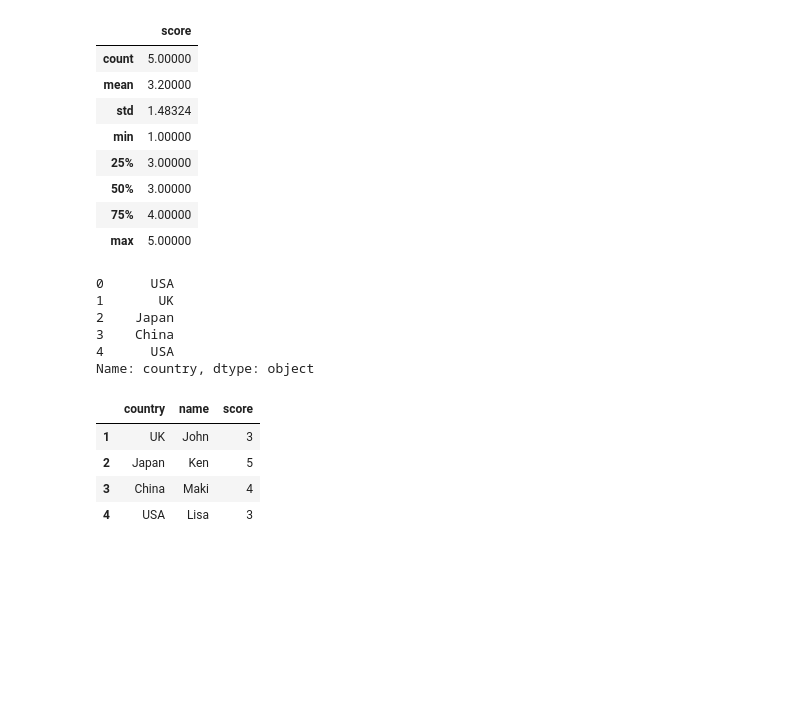
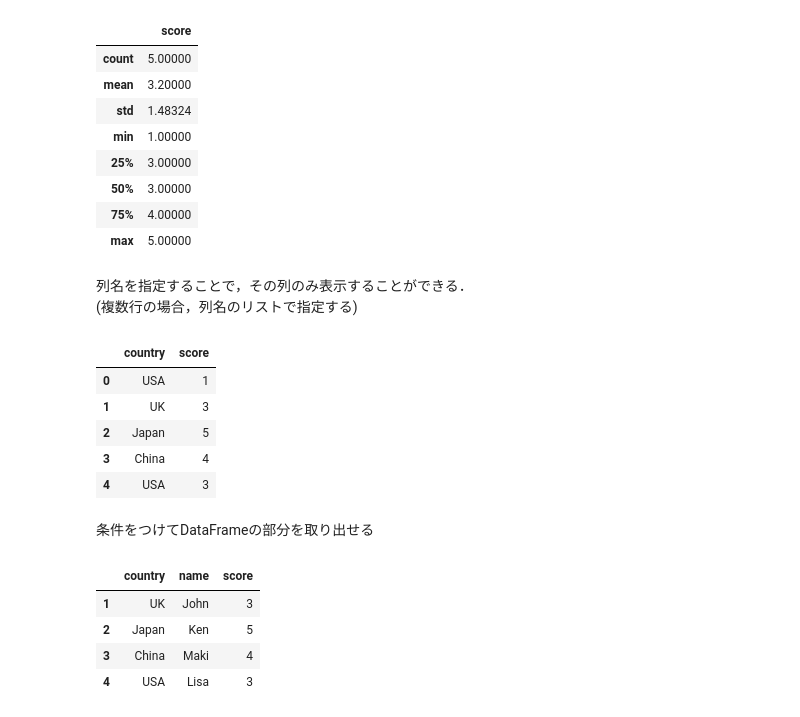
Before and after one commit to Kuni88/tutorial_python, a Jupyter notebook: text/Chapter4.ipynb, the cells around one changed output. Drawn from its saved outputs; the diff is of its cells as text; code cells hidden in the pictures; blank space fills up the shorter version.

```diff
--- a/text/Chapter4.ipynb
+++ b/text/Chapter4.ipynb
@@ -71,13 +79,18 @@ df.describe() #DataFrame中のデータの数値列の統計値が確認でき
 | 50% | 3.00000 |
 | 75% | 4.00000 |
 | max | 5.00000 |
+# %% [markdown]
+列名を指定することで，その列のみ表示することができる．
+(複数行の場合，列名のリストで指定する)
 # %%
-df['country'] # 列名を指定することで，その列の中身を取り出せる
+df[['country', 'score']]
 # %% [output]
-0      USA
-1       UK
-2    Japan
-3    China
-4      USA
-Name: country, dtype: object
+|  | country | score |
+| 0 | USA | 1 |
+| 1 | UK | 3 |
+| 2 | Japan | 5 |
+| 3 | China | 4 |
+| 4 | USA | 3 |
+# %% [markdown]
+条件をつけてDataFrameの部分を取り出せる
 # %%
```
Also changed, not shown: parts of 8 cells of this notebook, 4 other files.
